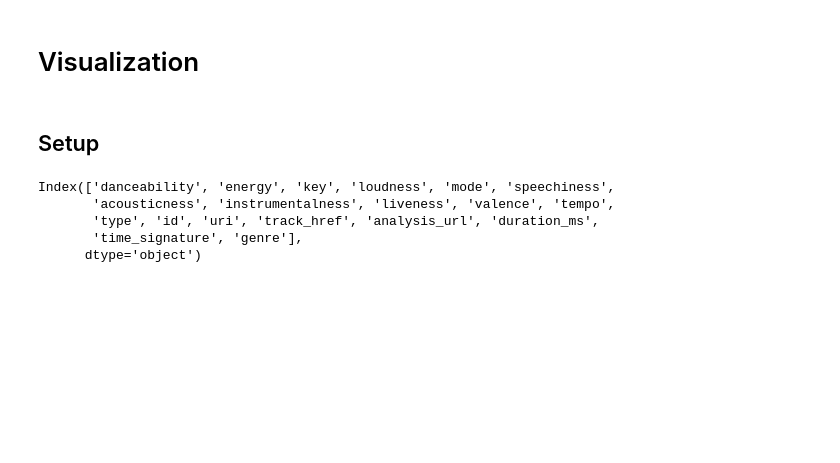
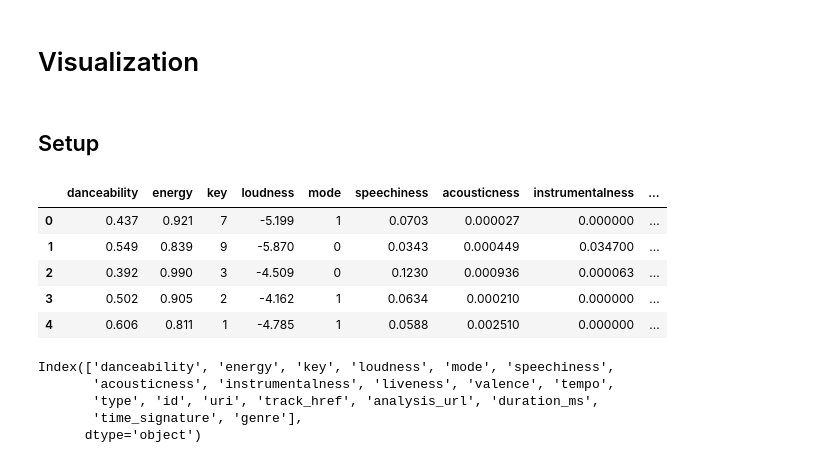
Before and after one commit to ReneH98/ml-spotify, a Jupyter notebook: src/ml_workflow/1_visualization.ipynb, the cells around one changed output. Cells and saved outputs as stored; diff of their text form; code cells hidden in the pictures; blank space fills up the shorter version.

```diff
--- a/src/ml_workflow/1_visualization.ipynb
+++ b/src/ml_workflow/1_visualization.ipynb
@@ -26,6 +26,15 @@ for file in f:
 
 # concat all data into one dataframe
 raw_data = pd.concat(frames, ignore_index=True)
+# %%
+raw_data.head()
+# %% [output]
+|  | danceability | energy | key | loudness | mode | speechiness | acousticness | instrumentalness | ... |
+| 0 | 0.437 | 0.921 | 7 | -5.199 | 1 | 0.0703 | 0.000027 | 0.000000 | ... |
+| 1 | 0.549 | 0.839 | 9 | -5.870 | 0 | 0.0343 | 0.000449 | 0.034700 | ... |
+| 2 | 0.392 | 0.990 | 3 | -4.509 | 0 | 0.1230 | 0.000936 | 0.000063 | ... |
+| 3 | 0.502 | 0.905 | 2 | -4.162 | 1 | 0.0634 | 0.000210 | 0.000000 | ... |
+| 4 | 0.606 | 0.811 | 1 | -4.785 | 1 | 0.0588 | 0.002510 | 0.000000 | ... |
 # %%
 raw_data.columns
 # %% [output]
```
Also changed, not shown: parts of 3 cells of this notebook, 4 other files.
